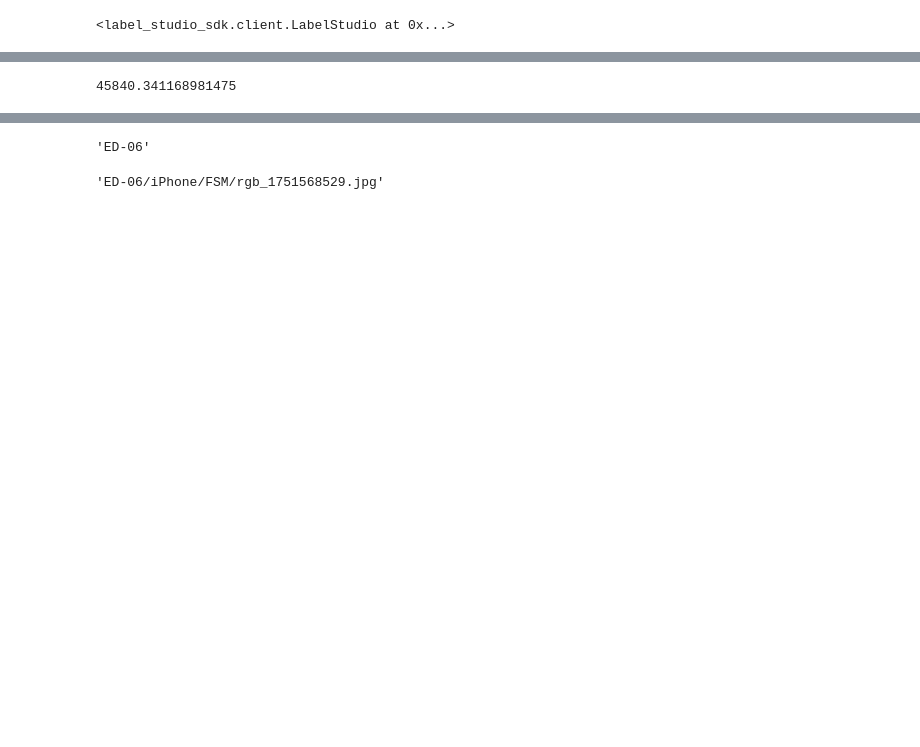
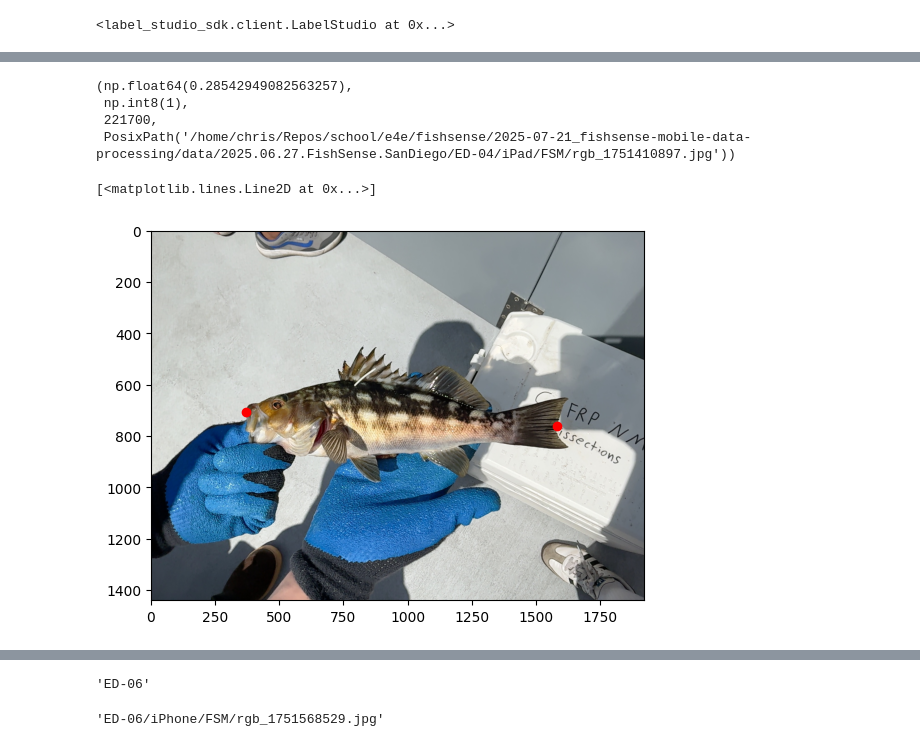
Before and after one commit to UCSD-E4E/fishsense-mobile-oceans-2025, a Jupyter notebook: scripts/01_process.ipynb, the cells around one changed output, grey strips where cells are left out. Cells and saved outputs as stored; diff of their text form; code cells hidden in the pictures; blank space fills up the shorter version.

```diff
--- a/scripts/01_process.ipynb
+++ b/scripts/01_process.ipynb
@@ -165,3 +229,15 @@ Timestamp 1751568529 (ED-06, iPhone): Fish length = 142.01 mm
 # %%
+fish_length, confidence, rgb_image, depth_map, confidence_map, rgb_annotations, depth_annotations = compute_fish_length(task, timestamp, rgb_path, database_path)
+
+fish_length, confidence, task.id, rgb_path
 # %% [output]
-45840.341168981475
+(np.float64(0.28542949082563257),
+ np.int8(1),
+ 221700,
+ PosixPath('/home/chris/Repos/school/e4e/fishsense/2025-07-21_fishsense-mobile-data-processing/data/2025.06.27.FishSense.SanDiego/ED-04/iPad/FSM/rgb_1751410897.jpg'))
+# %%
+plt.imshow(cv2.cvtColor(rgb_image, cv2.COLOR_BGR2RGB))
+plt.plot(rgb_annotations[:, 0], rgb_annotations[:, 1], 'ro')
+# %% [output]
+[<matplotlib.lines.Line2D at 0x...>]
+[figure, added]
```
Also changed, not shown: parts of 16 cells of this notebook, 1 other file.
